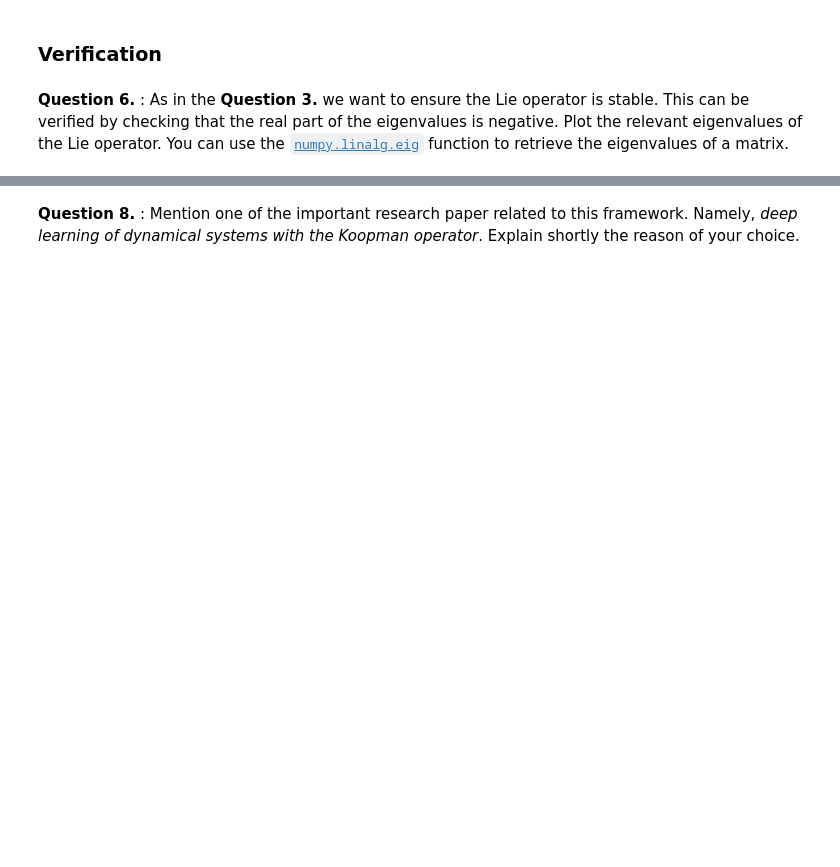
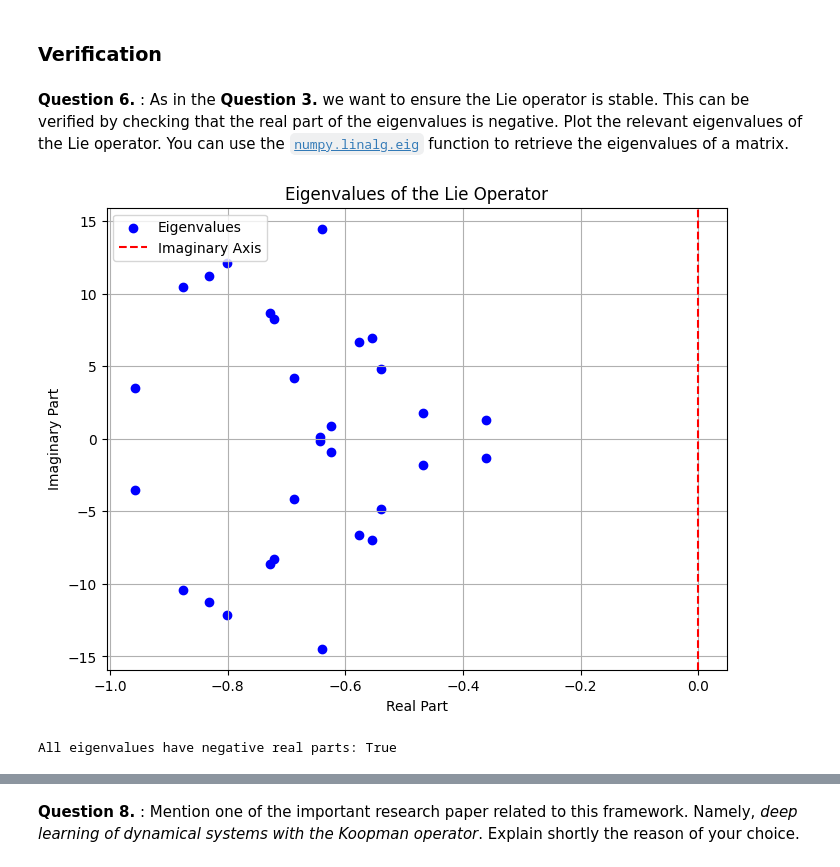
Before and after one commit to HalvardBariller/practical-deep-learning, a Jupyter notebook: 4_DynamicalSystems/TP5_dynamics.ipynb, the cells around one changed output, grey strips where cells are left out. Saved outputs shown, nothing was run; the diff lists cells and outputs as text; code cells hidden in the pictures; blank space fills up the shorter version.

```diff
--- a/4_DynamicalSystems/TP5_dynamics.ipynb
+++ b/4_DynamicalSystems/TP5_dynamics.ipynb
@@ -971,5 +1147,29 @@ for epoch in range(n_epoch):
 # %%
+# TODO: Check the eigenvalues real part
 # TODO: Plot the eigenvalues
+def plot_lie_operator_eigenvalues(lie_operator):
+    """Psi_skew = lie_operator.Psi - lie_operator.Psi.t()
+    diag_Gamma = torch.diag(torch.abs(lie_operator.Gamma))
+    L = Psi_skew - diag_Gamma"""
+    eigenvalues = torch.linalg.eigvals(lie_operator.L).detach().cpu().numpy()
+
+    plt.figure(figsize=(8, 6))
+    plt.scatter(eigenvalues.real, eigenvalues.imag, color='blue', label='Eigenvalues')
+    plt.axvline(x=0, color='red', linestyle='--', label='Imaginary Axis')
+    plt.title('Eigenvalues of the Lie Operator')
+    plt.xlabel('Real Part')
+    plt.ylabel('Imaginary Part')
+    plt.grid(True)
+    plt.legend()
+    plt.show()
+
+    all_negative_real_parts = np.all(eigenvalues.real < 0)
+    print(f"All eigenvalues have negative real parts: {all_negative_real_parts}")
+
+plot_lie_operator_eigenvalues(lie_operator)
+# %% [output]
+[figure, added]
+All eigenvalues have negative real parts: True
 # %%
 n_grid = 30
 array_x1 = np.linspace(x1_min, x1_max, n_grid, dtype=np.float32)
```
Also changed, not shown: parts of 30 cells of this notebook.
